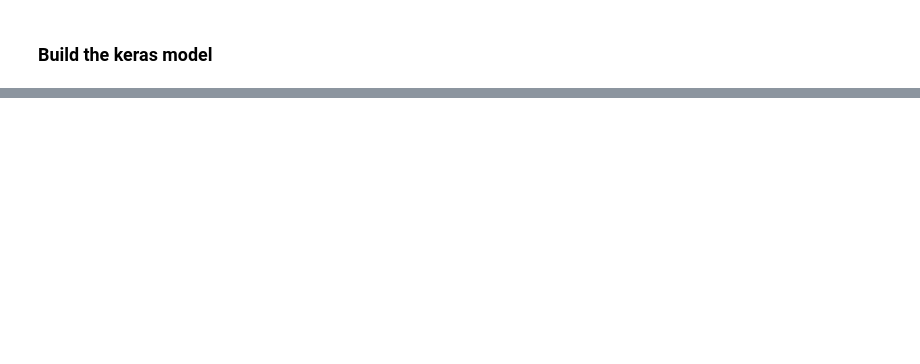
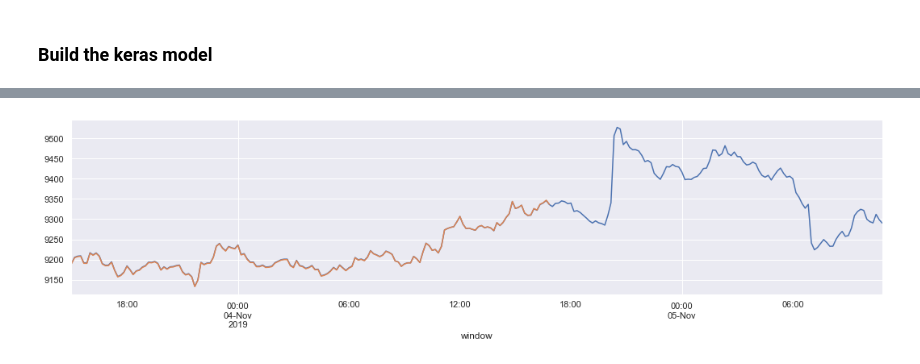
Before and after one commit to Wolfpack-Inc/data-engineering, a Jupyter notebook: machine-learning/keras-training.ipynb, the cells around one changed output, grey strips where cells are left out. Cells and saved outputs as stored; diff of their text form; code cells hidden in the pictures; blank space fills up the shorter version.

Commit message:
Initial machine learning code

```diff
--- a/machine-learning/keras-training.ipynb
+++ b/machine-learning/keras-training.ipynb
@@ -114,0 +161,5 @@ test_data_gen = TimeseriesGenerator(test, test,
+# %%
+X_train = X_train.values.reshape(X_train.shape[0], X_train.shape[1])
+X_test = X_test.values.reshape(X_test.shape[0], X_test.shape[1])
+
+X_train.shape, X_test.shape
@@ -115,10 +168,14 @@ test_data_gen = TimeseriesGenerator(test, test,
 # %% [markdown]
 ### Build the keras model
 # %%
-def generate_model():
+def generate_model(input_shape):
     model = Sequential()
-    model.add(LSTM(4, input_shape=(12, 3)))
-    model.add(Dense(1))
-    model.compile(loss='mean_squared_error', optimizer='adam')
+    model.add(Dense(16, input_shape=(input_shape,), activation='relu'))
+#     model.add(LSTM(16, input_shape=(input_shape, 1)))
+    model.add(Dense(1, activation='relu'))
+
+    adam = optimizers.Adam(learning_rate=0.01)
+
+    model.compile(loss='mean_squared_error', optimizer=adam)
 
     return model
@@ -130,0 +182,3 @@ ValueError: A target array with shape (3, 3) was passed for an output of shape (
+# %%
+model = generate_model(input_shape=X_train.shape[1])
+model.fit(x=X_train, y=y_train, batch_size=200, epochs=30000);
@@ -130,0 +223,7 @@ ValueError: A target array with shape (3, 3) was passed for an output of shape (
+# %%
+# Predict the test set
+y_pred = model.predict(X_train).flatten()
+
+df_pred = df.iloc[:len(X_train)]
+df_pred.loc[:,'y_pred'] = y_pred
+df_pred.head()
@@ -130,0 +238,6 @@ ValueError: A target array with shape (3, 3) was passed for an output of shape (
+# %%
+sns.set(style='darkgrid')
+df['price'].plot()
+df_pred['y_pred'].plot();
+# %% [output]
+[figure, added]
```
Also changed, not shown: parts of 19 cells of this notebook.
